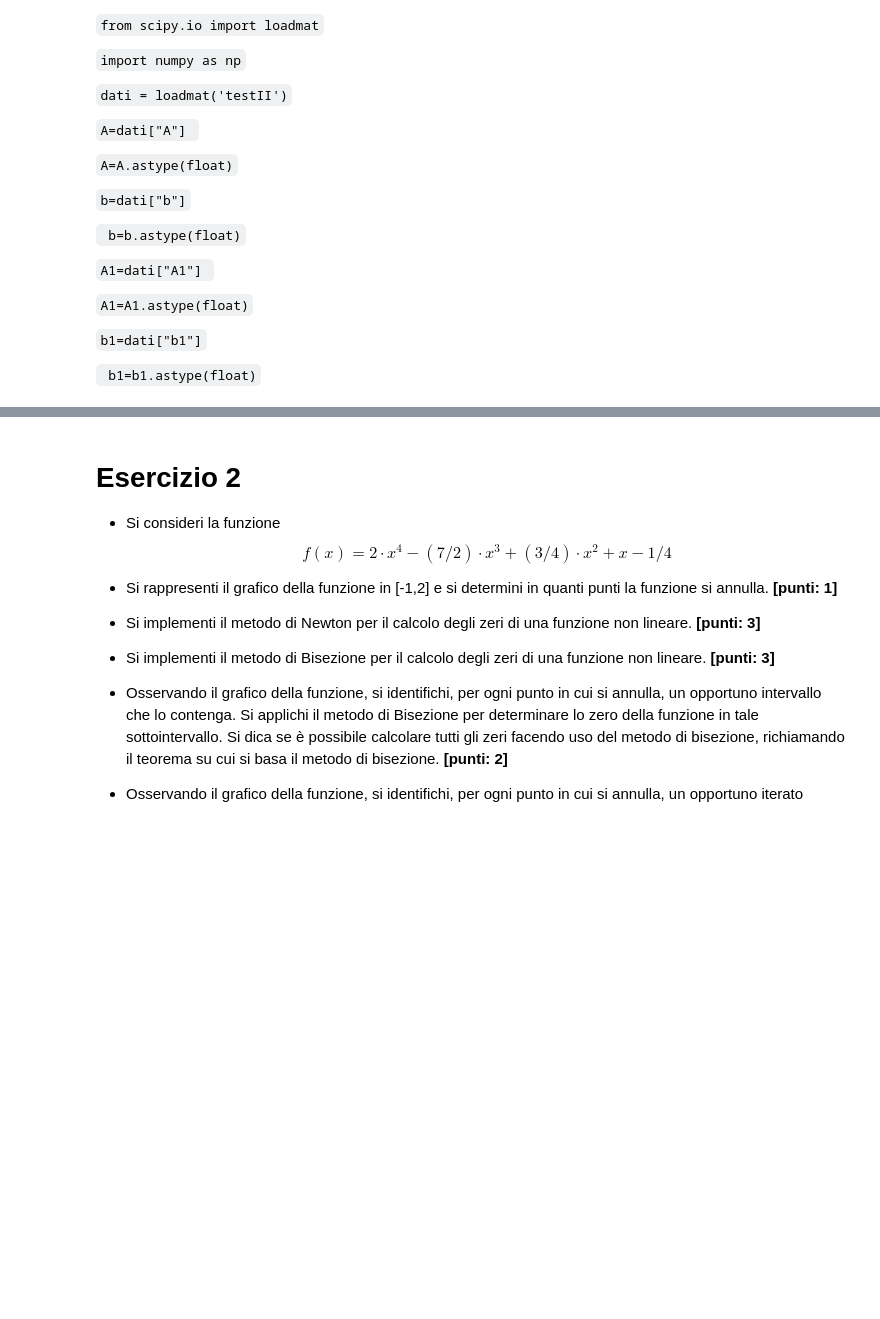
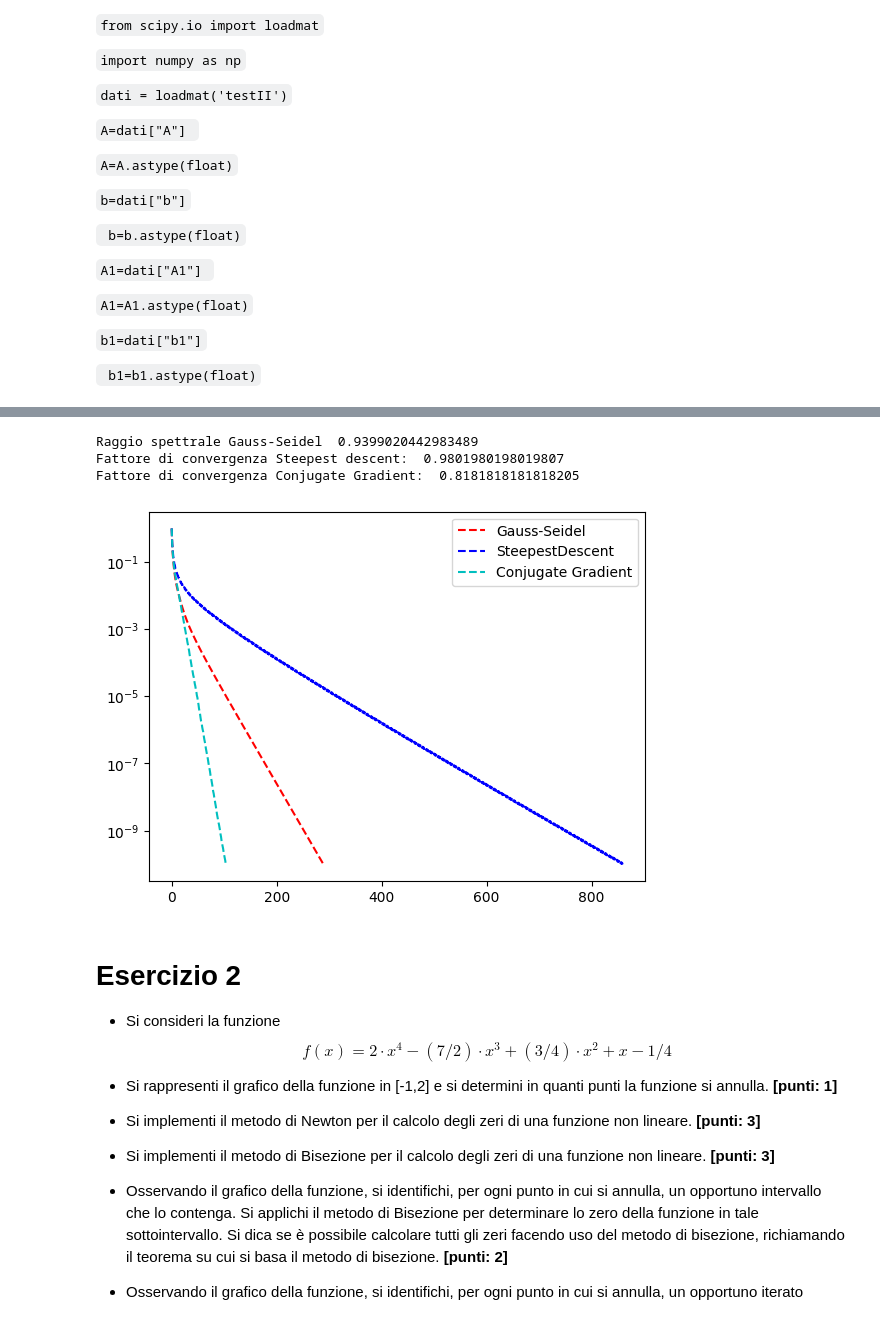
Before and after one commit to delpiter/Numerical_Methods_for_AI, a Jupyter notebook: exams/Exam_12-06-2024/Esame_Metodi_Numerici_12_06_2024_Turno_II.ipynb, the cells around one changed output, grey strips where cells are left out. Cells and saved outputs as stored; diff of their text form; code cells hidden in the pictures; blank space fills up the shorter version.

```diff
--- a/exams/Exam_12-06-2024/Esame_Metodi_Numerici_12_06_2024_Turno_II.ipynb
+++ b/exams/Exam_12-06-2024/Esame_Metodi_Numerici_12_06_2024_Turno_II.ipynb
@@ -46,3 +205,30 @@ Per la lettura dei dati procedere nel seguente modo:
+# %%
+x0=np.zeros_like(b)
+x01=np.zeros_like(b1)
+toll=1e-10
+itmax=2000
+#print('[A] Gauss-Seidel:')
+xg,itg,errg=gauss_seidel(A,b,x0,toll,itmax)
+#print('[A] Soluzione: ',xg,' iterazioni: ',itg)
+#print('[A] Steepest-Descend:')
+xs,vet_r,its_arrs,its=steepestdescent(A,b,x0,itmax,toll)
+#print('[A] Soluzione: ',xs,' iterazioni: ',its)
+xc,vet_rc,its_arrc,itc=conjugate_gradient(A,b,x0,itmax,toll)
+plt.semilogy(range(len(errg)),errg,'r--',range(len(vet_r)),vet_r,'b--',range(len(vet_rc)),vet_rc,'c--')
+plt.legend(['Gauss-Seidel','SteepestDescent','Conjugate Gradient'])
+
+# Calcoliamo il fattore di convergenza dei metodi:
+print('Raggio spettrale Gauss-Seidel  0.9399020442983489')
+# Molto vicino a 1 -> Convergenza lenta
+print('Fattore di convergenza Steepest descent: ',(np.linalg.cond(A)-1)/(np.linalg.cond(A)+1))
+print('Fattore di convergenza Conjugate Gradient: ',(np.sqrt(np.linalg.cond(A))-1)/(np.sqrt(np.linalg.cond(A))+1))
+
+# Da questi fattori possiamo notare che Conjugate gradient è il metodo migliore
+# %% [output]
+Raggio spettrale Gauss-Seidel  0.9399020442983489
+Fattore di convergenza Steepest descent:  0.9801980198019807
+Fattore di convergenza Conjugate Gradient:  0.8181818181818205
+[figure, added]
 # %% [markdown]
 # Esercizio 2
 
```
Also changed, not shown: parts of 17 cells of this notebook, 10 other files.
